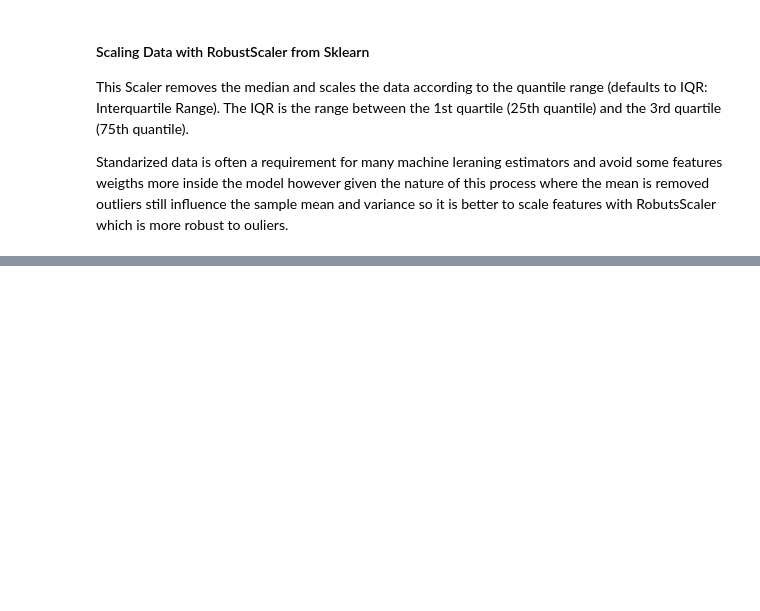
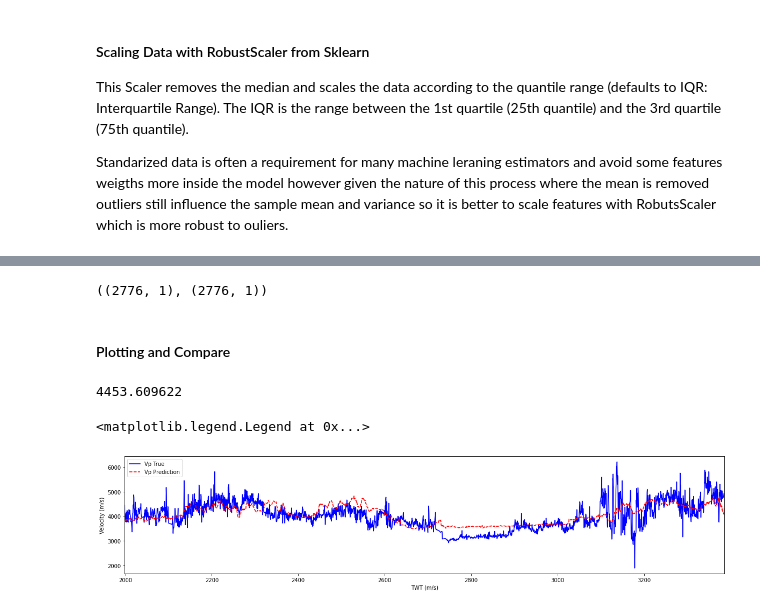
Before and after one commit to Dnbg1982/Oil-Gas-Projects, a Jupyter notebook: Exploration/Notebooks/Seismic_Inversion.ipynb, the cells around one changed output, grey strips where cells are left out. Saved outputs shown, nothing was run; the diff lists cells and outputs as text; code cells hidden in the pictures; blank space fills up the shorter version.

```diff
--- a/Exploration/Notebooks/Seismic_Inversion.ipynb
+++ b/Exploration/Notebooks/Seismic_Inversion.ipynb
@@ -364,0 +368,11 @@ Y_valid_scaled_vs = scaler_r_v.transform(Y_valid['rhob'].to_numpy().reshape(-1,1
+# %%
+# XGBoost Regressor is necesary because we are going to predict continuos values
+model_vp = XGBRegressor(n_estimators=100, learning_rate=0.1, max_depth=5, min_child_weight=1, gamma=0, subsample=0.8, colsample_bytree=0.8, n_jobs=-1, random_state=82).fit(X_train_scaled, Y_train_scaled_vp)
+
+# Predict on validation data
+predict_vp = model_vp.predict(X_valid_scaled)
+# %%
+# Inverse scaled transformed predicted values
+reshaped_predict_vp = predict_vp.reshape(-1,1)
+predict_vp_inv = scaler_vp_v.inverse_transform(reshaped_predict_vp)
+predict_vp_inv = np.array(predict_vp_inv)
@@ -364,0 +384,22 @@ Y_valid_scaled_vs = scaler_r_v.transform(Y_valid['rhob'].to_numpy().reshape(-1,1
+# %%
+predict_vp_inv.shape, Y_train_vp_inv.shape
+# %% [output]
+((2776, 1), (2776, 1))
+# %% [markdown]
+#### Plotting and Compare
+# %%
+Y_valid['vp'][0]
+# %% [output]
+4453.609622
+# %%
+plt.figure(figsize = (20,4))
+plt.plot(well_27['twt'], Y_valid[['vp']].values, color='blue' ,label = "Vp True")
+plt.plot(well_27['twt'], predict_vp_inv, "--", color="red", label = "Vp Prediction")
+
+plt.xlim(min(well_27['twt']),max(well_27['twt']))
+plt.xlabel('TWT (m/s)')
+plt.ylabel("Velocity (m/s)")
+plt.legend()
+# %% [output]
+<matplotlib.legend.Legend at 0x...>
+[figure, added]
```
Also changed, not shown: parts of 3 cells of this notebook.
